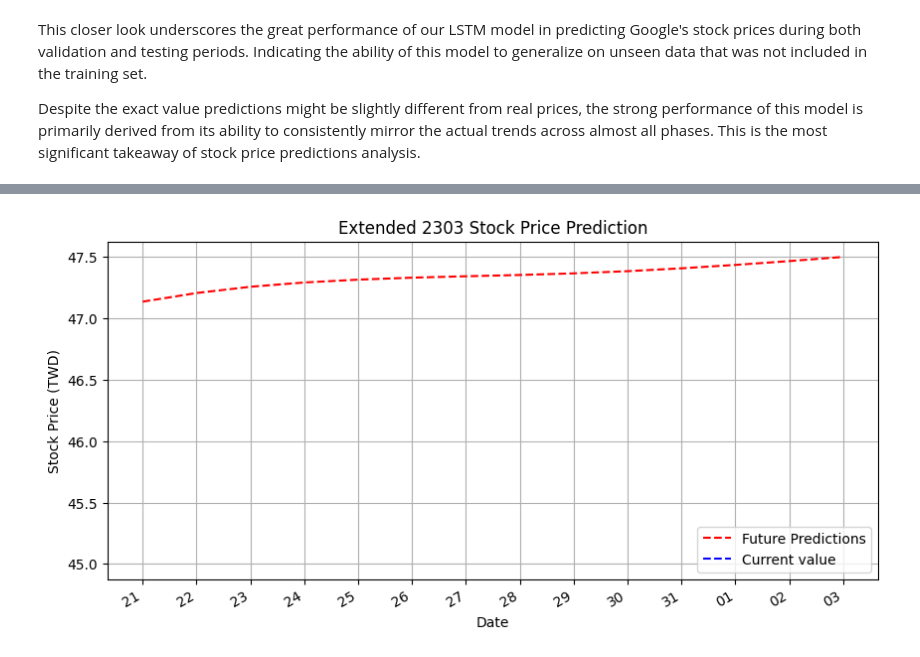
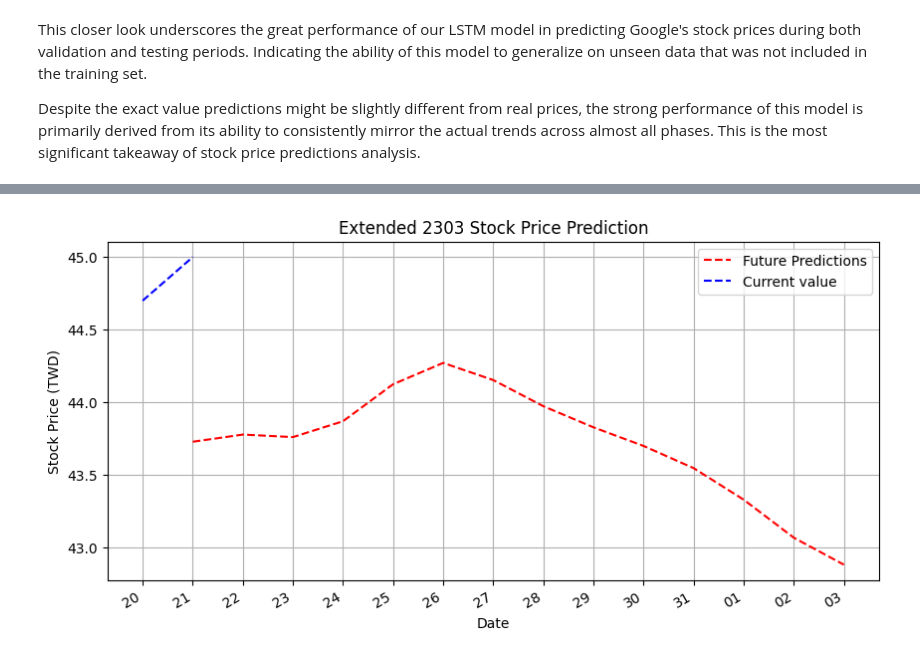
Before and after one commit to Conghung43/LSTM-Predict, a Jupyter notebook: notebooks/3-model-training.ipynb, the cells around one changed output, grey strips where cells are left out. Saved outputs shown, nothing was run; the diff lists cells and outputs as text; code cells hidden in the pictures.

```diff
--- a/notebooks/3-model-training.ipynb
+++ b/notebooks/3-model-training.ipynb
@@ -453,11 +454,11 @@ data_predict_dates
 Name: Date, dtype: datetime64[ns]
 # %%
 # data = [
-#     44.9,44.1,44.5,44.3,44.7, 45.0
+#     44.15, 45.05, 44.85, 44.8, 43.7,44.9,44.1,44.5,44.3,44.7, 45.0
 # ]
 
 data = [
-    45.0
+    44.7, 45.0
 ]
 
 # Convert to NumPy array
@@ -468,11 +473,11 @@ import datetime
 # Define how many days you want to predict into the future
 future_days = 14  # Change as needed
 
-# Get the last input sequence
+# Get the last input 2sequence
 future_input = X_test[-1].reshape(1, X_test.shape[1], X_test.shape[2])
 
 # Generate future dates
-future_dates = pd.date_range(start=data_predict_dates[0], periods=future_days, freq='D')  # 'D' = daily
+future_dates = pd.date_range(start=data_test_dates.values[-1], periods=future_days, freq='D')  # 'D' = daily
 
 # Store predictions
 future_predictions = []
@@ -531 +536 @@ plt.show()
-[figure, old version]
+[figure, new version]
```
Also changed, not shown: parts of 11 cells of this notebook, 2 other files.
